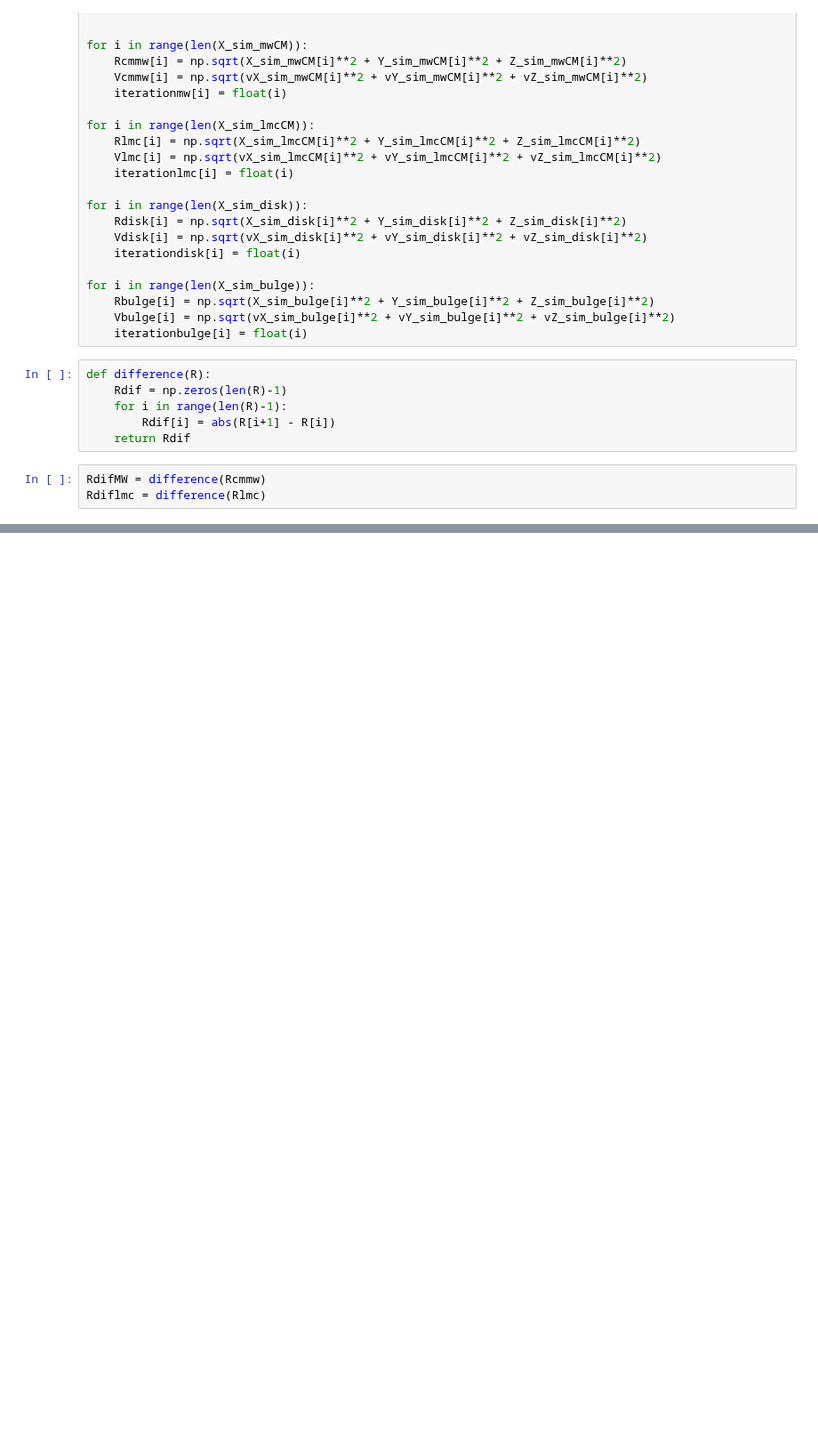
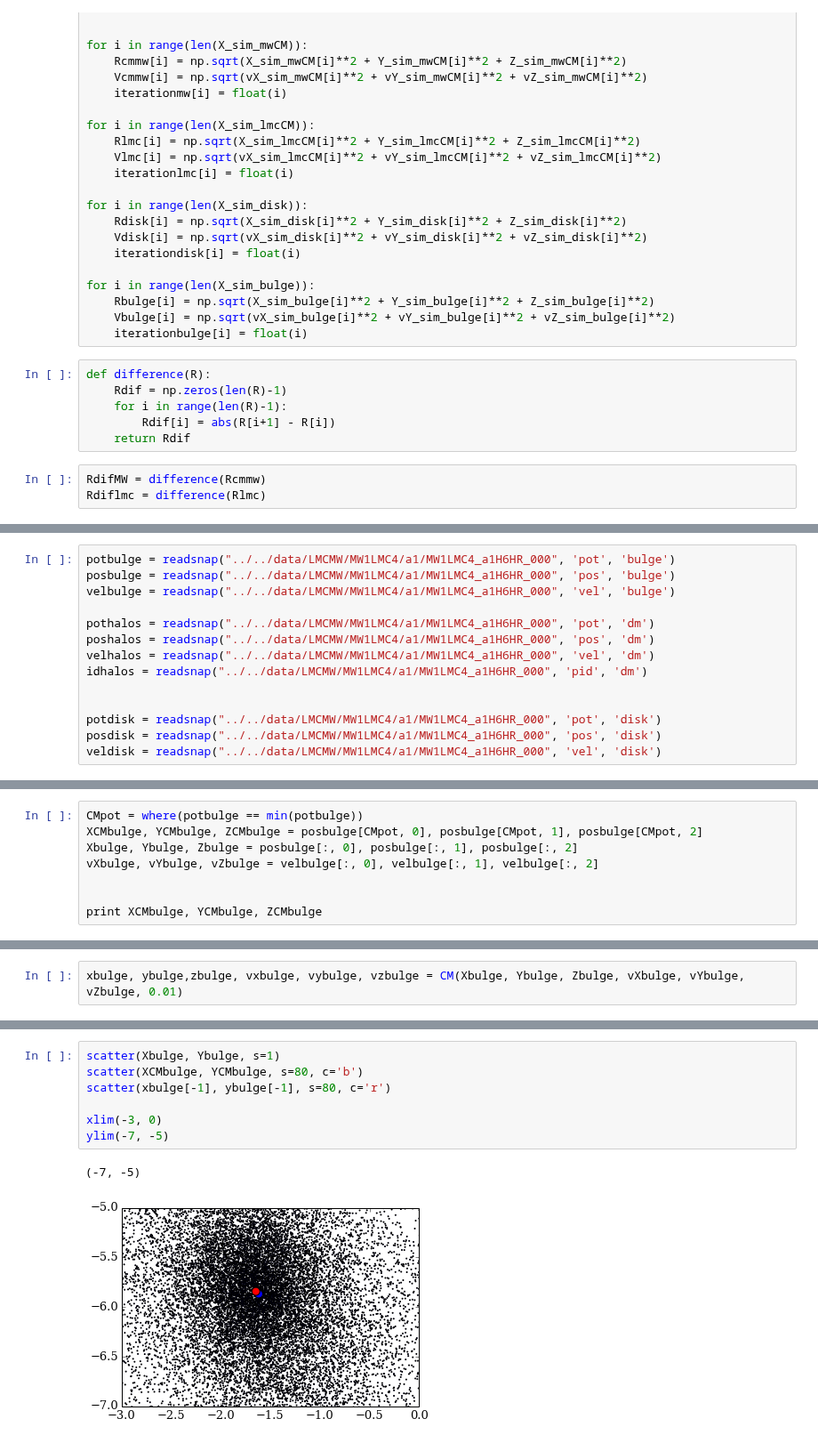
Before and after one commit to jngaravitoc/LMC-MW, a Jupyter notebook: code/CM/CM_method_description.ipynb, the cells around one changed output, grey strips where cells are left out. Shown at 89% size. Cells and saved outputs as stored; diff of their text form; blank space fills up the shorter version.

```diff
--- a/code/CM/CM_method_description.ipynb
+++ b/code/CM/CM_method_description.ipynb
@@ -316,0 +313,14 @@ Returning BULGE Potential
+# %%
+potbulge = readsnap("../../data/LMCMW/MW1LMC4/a1/MW1LMC4_a1H6HR_000", 'pot', 'bulge')
+posbulge = readsnap("../../data/LMCMW/MW1LMC4/a1/MW1LMC4_a1H6HR_000", 'pos', 'bulge')
+velbulge = readsnap("../../data/LMCMW/MW1LMC4/a1/MW1LMC4_a1H6HR_000", 'vel', 'bulge')
+
+pothalos = readsnap("../../data/LMCMW/MW1LMC4/a1/MW1LMC4_a1H6HR_000", 'pot', 'dm')
+poshalos = readsnap("../../data/LMCMW/MW1LMC4/a1/MW1LMC4_a1H6HR_000", 'pos', 'dm')
+velhalos = readsnap("../../data/LMCMW/MW1LMC4/a1/MW1LMC4_a1H6HR_000", 'vel', 'dm')
+idhalos = readsnap("../../data/LMCMW/MW1LMC4/a1/MW1LMC4_a1H6HR_000", 'pid', 'dm')
+
+
+potdisk = readsnap("../../data/LMCMW/MW1LMC4/a1/MW1LMC4_a1H6HR_000", 'pot', 'disk')
+posdisk = readsnap("../../data/LMCMW/MW1LMC4/a1/MW1LMC4_a1H6HR_000", 'pos', 'disk')
+veldisk = readsnap("../../data/LMCMW/MW1LMC4/a1/MW1LMC4_a1H6HR_000", 'vel', 'disk')
@@ -316,0 +356,8 @@ Returning BULGE Potential
+# %%
+CMpot = where(potbulge == min(potbulge))
+XCMbulge, YCMbulge, ZCMbulge = posbulge[CMpot, 0], posbulge[CMpot, 1], posbulge[CMpot, 2]
+Xbulge, Ybulge, Zbulge = posbulge[:, 0], posbulge[:, 1], posbulge[:, 2]
+vXbulge, vYbulge, vZbulge = velbulge[:, 0], velbulge[:, 1], velbulge[:, 2]
+
+
+print XCMbulge, YCMbulge, ZCMbulge
@@ -316,0 +366,2 @@ Returning BULGE Potential
+# %%
+xbulge, ybulge,zbulge, vxbulge, vybulge, vzbulge = CM(Xbulge, Ybulge, Zbulge, vXbulge, vYbulge, vZbulge, 0.01)
@@ -316,0 +378,10 @@ Returning BULGE Potential
+# %%
+scatter(Xbulge, Ybulge, s=1)
+scatter(XCMbulge, YCMbulge, s=80, c='b')
+scatter(xbulge[-1], ybulge[-1], s=80, c='r')
+
+xlim(-3, 0)
+ylim(-7, -5)
+# %% [output]
+(-7, -5)
+[figure, added]
```
Also changed, not shown: parts of 17 cells of this notebook.
